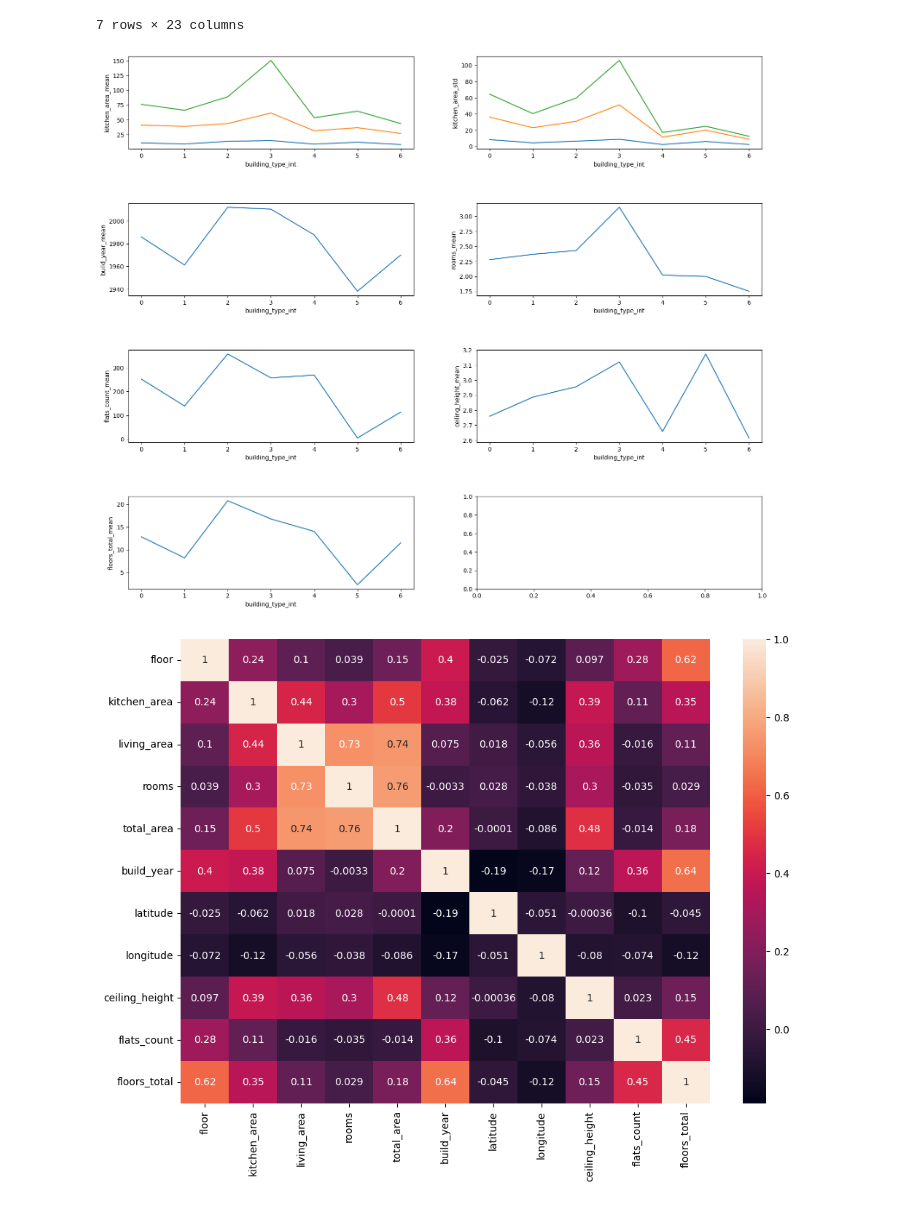
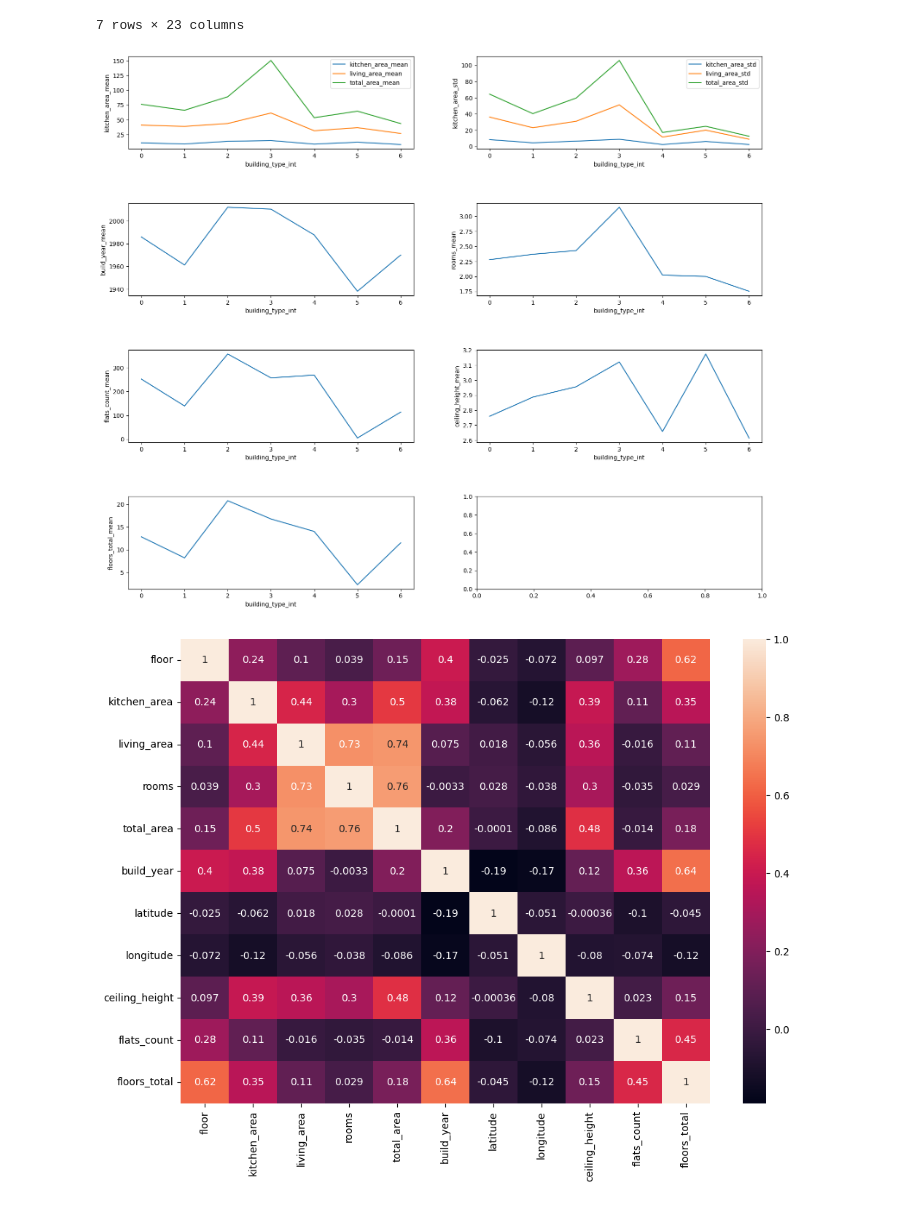
Before and after one commit to FrostyFrost/mle-project-sprint-2-v001, a Jupyter notebook: model_improvement/project_template_sprint_2.ipynb, the cells around one changed output. Saved outputs shown, nothing was run; the diff lists cells and outputs as text; code cells hidden in the pictures.

```diff
--- a/model_improvement/project_template_sprint_2.ipynb
+++ b/model_improvement/project_template_sprint_2.ipynb
@@ -189,31 +189,33 @@ building_type_agg
 # %%
 
 fig, axs = plt.subplots(4,2)
 fig.tight_layout(pad=1)
 fig.set_size_inches(16.5, 14 ,forward=True)
 
 for col in [x for x in  building_type_agg.columns if 'area_mean' in x]:
-    sns.lineplot(building_type_agg,x=x,y=col, ax=axs[0,0])
+    sns.lineplot(building_type_agg,x=x,y=col, ax=axs[0,0],label=col)
 
 for col in [x for x in  building_type_agg.columns if 'area_std' in x]:
-    sns.lineplot(building_type_agg,x=x,y=col, ax=axs[0,1])
+    sns.lineplot(building_type_agg,x=x,y=col, ax=axs[0,1],label=col)
 
 sns.lineplot(building_type_agg,x=x,y='build_year_mean', ax=axs[1,0])
 
 sns.lineplot(building_type_agg,x=x,y='rooms_mean', ax=axs[1,1])
 sns.lineplot(building_type_agg,x=x,y='flats_count_mean', ax=axs[2,0])
 sns.lineplot(building_type_agg,x=x,y='ceiling_height_mean', ax=axs[2,1])
 sns.lineplot(building_type_agg,x=x,y='floors_total_mean', ax=axs[3,0])
 
 
+
+
 # В целом, видно что каждый building_type характерен своими признаками. Можно предположить, что:
 # building_type_int = 3 - частные дома с большой площадью
 # building_type_int = 4 - относительно новые дома с низкими потолками и малой площадью. Вероятно квартиры-студии
 # building_type_int = 5 - "сталинки" с высокими потолками и старой постройкой
 
 plt.savefig(os.path.join(ASSETS_DIR, 'building_type_int-numeric_columns'))
 # %% [output]
-[figure, old version]
+[figure, new version]
 # %%
 from matplotlib import rcParams
 # figure size in inches
```
Also changed, not shown: parts of 26 cells of this notebook, 3 other files.
